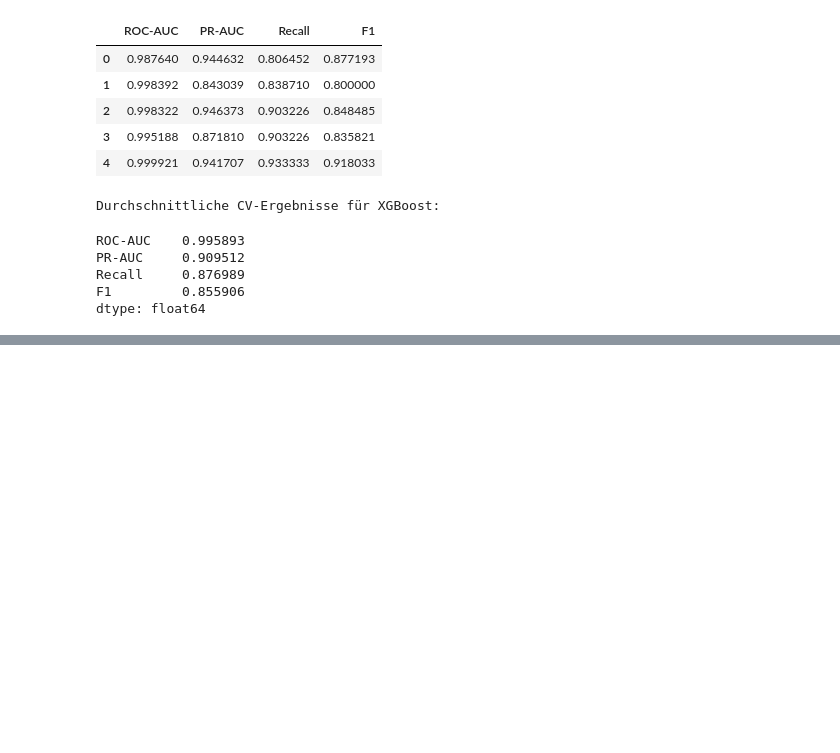
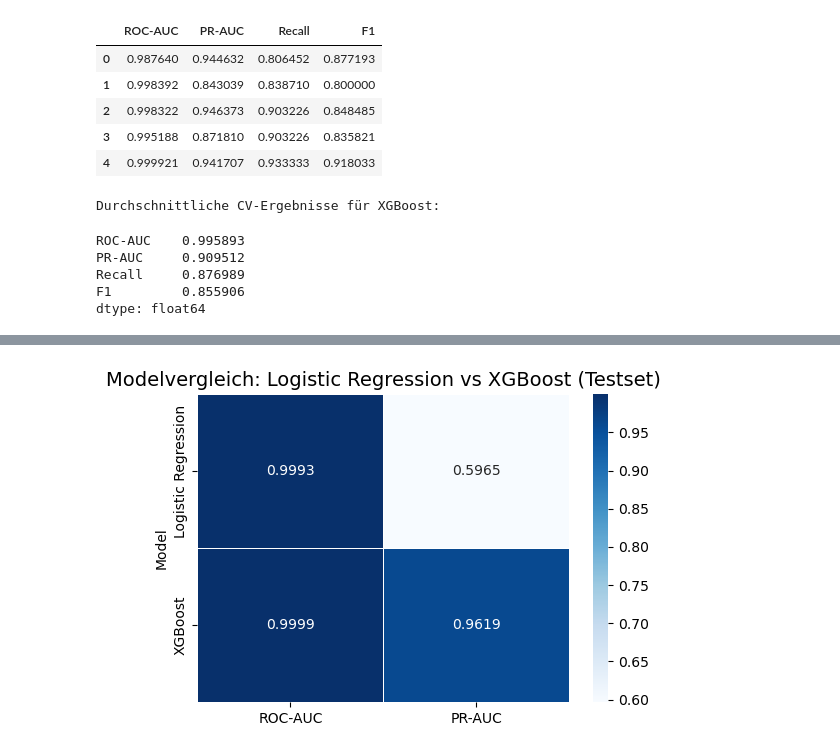
Before and after one commit to Bernardtouck/KI-Fraud-Detection, a Jupyter notebook: notebooks/04_modeling.ipynb, the cells around one changed output, grey strips where cells are left out. Cells and saved outputs as stored; diff of their text form; code cells hidden in the pictures; blank space fills up the shorter version.

Commit message:
feat(modeling): add test set evaluation and learning curves for model reliability

```diff
--- a/notebooks/04_modeling.ipynb
+++ b/notebooks/04_modeling.ipynb
@@ -281,0 +301,27 @@ dtype: float64
+# %%
+# Entrainieren des Logistik-Regression-Modells mit SMOTE
+logreg_pipeline.fit(X_train, y_train)
+
+# Entrainieren des XGBoost-Modells mit SMOTE
+xgb_pipeline.fit(X_train, y_train)
+
+# Vorhersagen auf dem Testset mit beiden Modellen
+y_pred_logreg = logreg_pipeline.predict(X_test)
+y_pred_xgb = xgb_pipeline.predict(X_test)
+
+# Evaluation der Modelle auf dem Testset
+print("Logistic Regression mit SMOTE - Testset Evaluation:")
+print(classification_report(y_test, y_pred_logreg))
+
+print("XGBoost mit SMOTE - Testset Evaluation:")
+print(classification_report(y_test, y_pred_xgb))
+
+# Globale Metriken
+logreg_roc_auc = roc_auc_score(y_test, logreg_pipeline.predict_proba(X_test)[:, 1])
+logreg_pr_auc = average_precision_score(y_test, logreg_pipeline.predict_proba(X_test)[:, 1])
+
+xgb_roc_auc = roc_auc_score(y_test, xgb_pipeline.predict_proba(X_test)[:, 1])
+xgb_pr_auc = average_precision_score(y_test, xgb_pipeline.predict_proba(X_test)[:, 1])
+
+print(f"Logistic Regression mit SMOTE - Testset ROC-AUC: {logreg_roc_auc:.4f}, PR-AUC: {logreg_pr_auc:.4f}")
+print(f"XGBoost mit SMOTE - Testset ROC-AUC: {xgb_roc_auc:.4f}, PR-AUC: {xgb_pr_auc:.4f}")
@@ -281,0 +346,18 @@ dtype: float64
+# %%
+# Ergebnisse in einem DataFrame für die Heatmap
+metrics_data = {
+    "Model": ["Logistic Regression", "XGBoost"],
+    "ROC-AUC": [logreg_roc_auc, xgb_roc_auc],
+    "PR-AUC": [logreg_pr_auc, xgb_pr_auc]
+}
+
+# Konvertierung der Ergebnisse in ein DataFrame
+metrics_df = pd.DataFrame(metrics_data).set_index("Model")
+
+# Erstellung der Heatmap
+plt.figure(figsize=(6, 4))
+sns.heatmap(metrics_df, annot=True, fmt=".4f", cmap="Blues", cbar=True, linewidths=0.5)
+plt.title("Modelvergleich: Logistic Regression vs XGBoost (Testset)", fontsize=14)
+plt.show()
+# %% [output]
+[figure, added]
```
Also changed, not shown: parts of 11 cells of this notebook.
